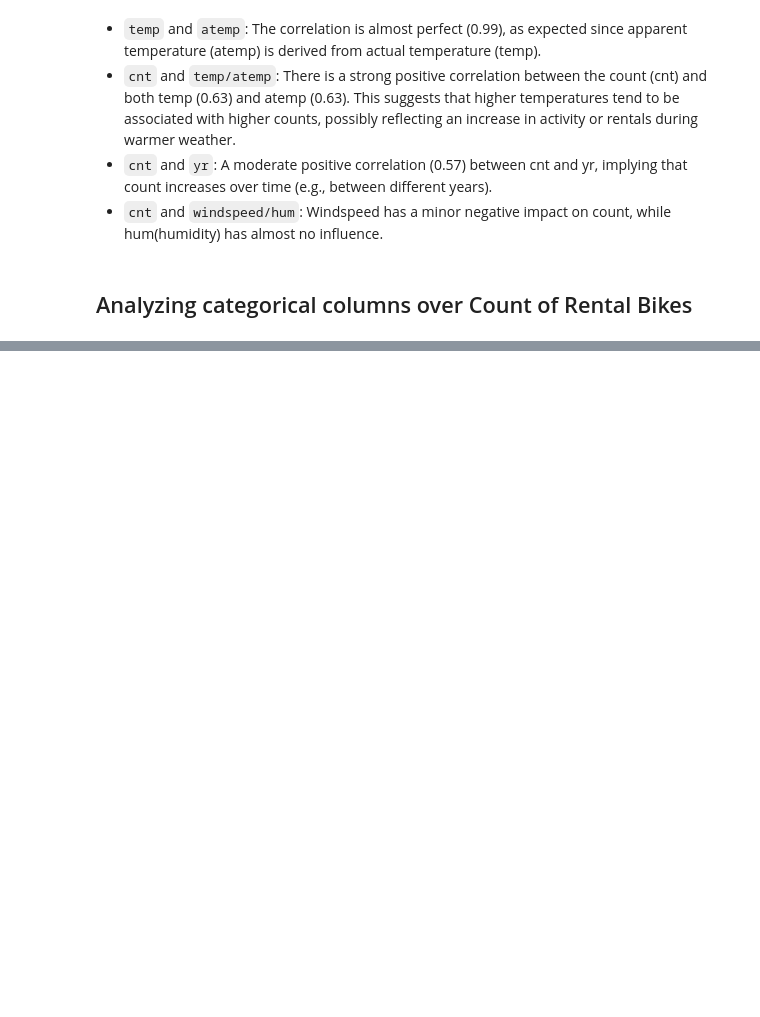
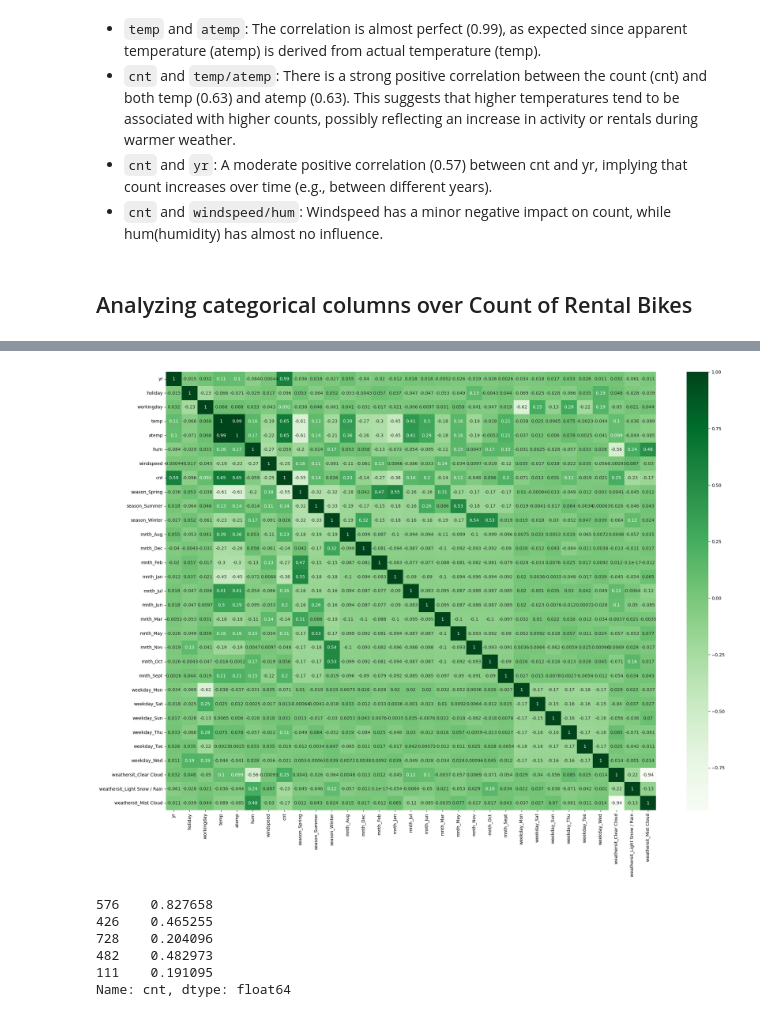
Before and after one commit to AnkitSalian/BikeSharingCaseStudy, a Jupyter notebook: BikeSharing.ipynb, the cells around one changed output, grey strips where cells are left out. Cells and saved outputs as stored; diff of their text form; code cells hidden in the pictures; blank space fills up the shorter version.

```diff
--- a/BikeSharing.ipynb
+++ b/BikeSharing.ipynb
@@ -335,0 +376,3 @@ df.describe()
+# %%
+dummy_cols = df.select_dtypes('bool').columns
+df[dummy_cols] = df[dummy_cols].astype(int)
@@ -335,0 +422,2 @@ df.describe()
+# %%
+df_train, df_test = train_test_split(df, train_size=0.7, random_state=100)
@@ -335,0 +430,5 @@ df.describe()
+# %%
+scaler = MinMaxScaler()
+# %%
+df_train[numerical_cols] = scaler.fit_transform(df_train[numerical_cols])
+df_train.head()
@@ -335,0 +455,6 @@ df.describe()
+# %%
+plt.figure(figsize=(25,18))
+sns.heatmap(df_train.corr(), cmap="Greens", annot=True)
+plt.show()
+# %% [output]
+[figure, added]
@@ -335,0 +464,9 @@ df.describe()
+# %%
+y_train.head()
+# %% [output]
+576    0.827658
+426    0.465255
+728    0.204096
+482    0.482973
+111    0.191095
+Name: cnt, dtype: float64
```
Also changed, not shown: parts of 83 cells of this notebook, 1 other file.
